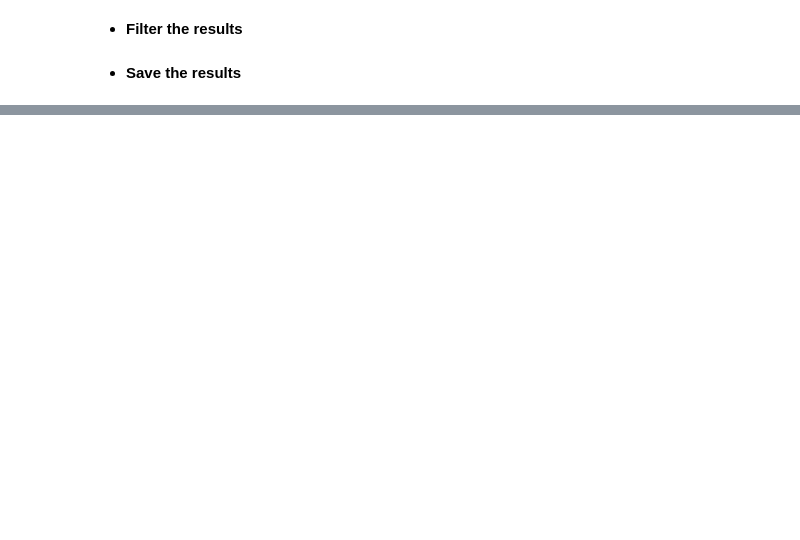
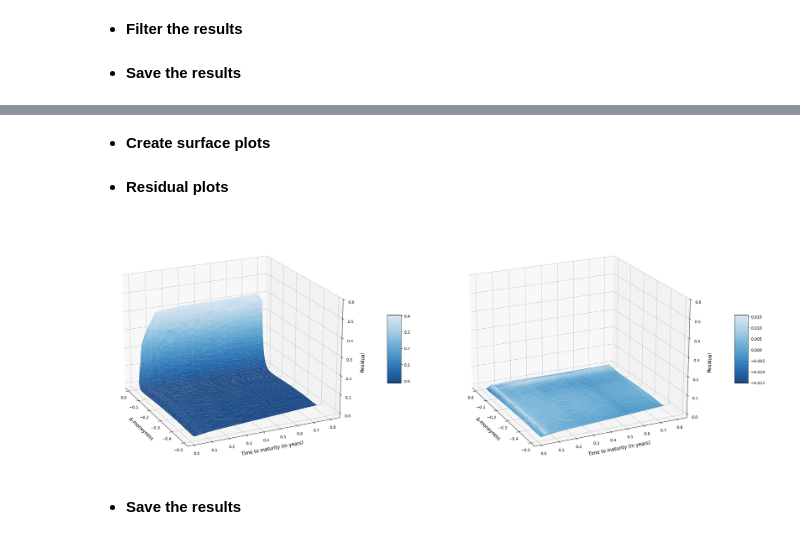
Before and after one commit to euanbronsky8/Thesis, a Jupyter notebook: 3. Model Estimation.ipynb, the cells around one changed output, grey strips where cells are left out. Cells and saved outputs as stored; diff of their text form; code cells hidden in the pictures; blank space fills up the shorter version.

```diff
--- a/3. Model Estimation.ipynb
+++ b/3. Model Estimation.ipynb
@@ -1335,0 +1809,2 @@ with open("4spline_results.pkl", "wb") as f:
+# %% [markdown]
+- **Create surface plots**
@@ -1335,0 +1868,59 @@ with open("4spline_results.pkl", "wb") as f:
+# %% [markdown]
+- **Residual plots**
+# %%
+# Custom color map
+blues_no_white = LinearSegmentedColormap.from_list("blues_no_white", cm.Blues_r(np.linspace(0.02, 0.82, 256)))
+
+# Compute prior residual
+surface_date["residual_prior"] = (surface_date["iv_fun"] - surface_date["iv_prior"])
+
+# Compute corrected residual
+surface_date["residual_nn_corrected"] = (surface_date["iv_fun"] - surface_date["iv_nn"])
+
+# Set plottign environment
+fig, axes = plt.subplots(1, 2, figsize=(25, 10), subplot_kw={"projection": "3d"})
+fig.subplots_adjust(wspace=3)
+
+# Plot residual surface before NN correction
+d1 = surface_date[["delta_fun", "T", "residual_prior"]].dropna()
+surf1 = axes[0].plot_trisurf(d1["delta_fun"], d1["T"], d1["residual_prior"],
+                             cmap=blues_no_white, edgecolor="none", alpha=0.9,
+                             antialiased=True)
+
+# Set labels
+axes[0].set_xlabel(r"$\Delta$-moneyness", labelpad=10, fontsize = 12)
+axes[0].set_ylabel("Time to maturity (in years)", labelpad=10, fontsize = 12)
+axes[0].set_zlabel("Residual", labelpad=10, fontsize = 12)
+axes[0].set_zlim(top=0.6)
+axes[0].invert_xaxis()
+
+# Plot residual surface after NN correction
+d2 = surface_date[["delta_fun", "T", "residual_nn_corrected"]].dropna()
+surf2 = axes[1].plot_trisurf(d2["delta_fun"], d2["T"], d2["residual_nn_corrected"],cmap=blues_no_white, edgecolor="none", alpha=0.9, antialiased=True)
+
+# Set labels
+axes[1].set_xlabel(r"$\Delta$-moneyness", labelpad=10, fontsize = 12)
+axes[1].set_ylabel("Time to maturity (in years)", labelpad=10, fontsize = 12)
+axes[1].set_zlabel("Residual", labelpad=10, fontsize = 12)
+axes[1].set_zlim(top=0.6)
+axes[1].invert_xaxis()
+
+# Set specifics
+for ax in axes:
+    ax.xaxis._axinfo["grid"]["color"] = (0.5, 0.5, 0.5, 0.45)
+    ax.yaxis._axinfo["grid"]["color"] = (0.5, 0.5, 0.5, 0.45)
+    ax.zaxis._axinfo["grid"]["color"] = (0.5, 0.5, 0.5, 0.45)
+    ax.view_init(elev=20, azim=-25)
+
+# Color bars
+fig.colorbar(surf1, ax=axes[0], shrink=0.25, aspect=5, pad=0.1)
+fig.colorbar(surf2, ax=axes[1], shrink=0.25,aspect=5, pad=0.1)
+
+# Plot the results
+plt.tight_layout()
+plt.savefig("/Users/euanbronsky/Downloads/resid.surfaces.png",bbox_inches="tight", dpi=300)
+plt.show()
+# %% [output]
+[figure, added]
+# %% [markdown]
+- **Save the results**
```
Also changed, not shown: parts of 35 cells of this notebook.
